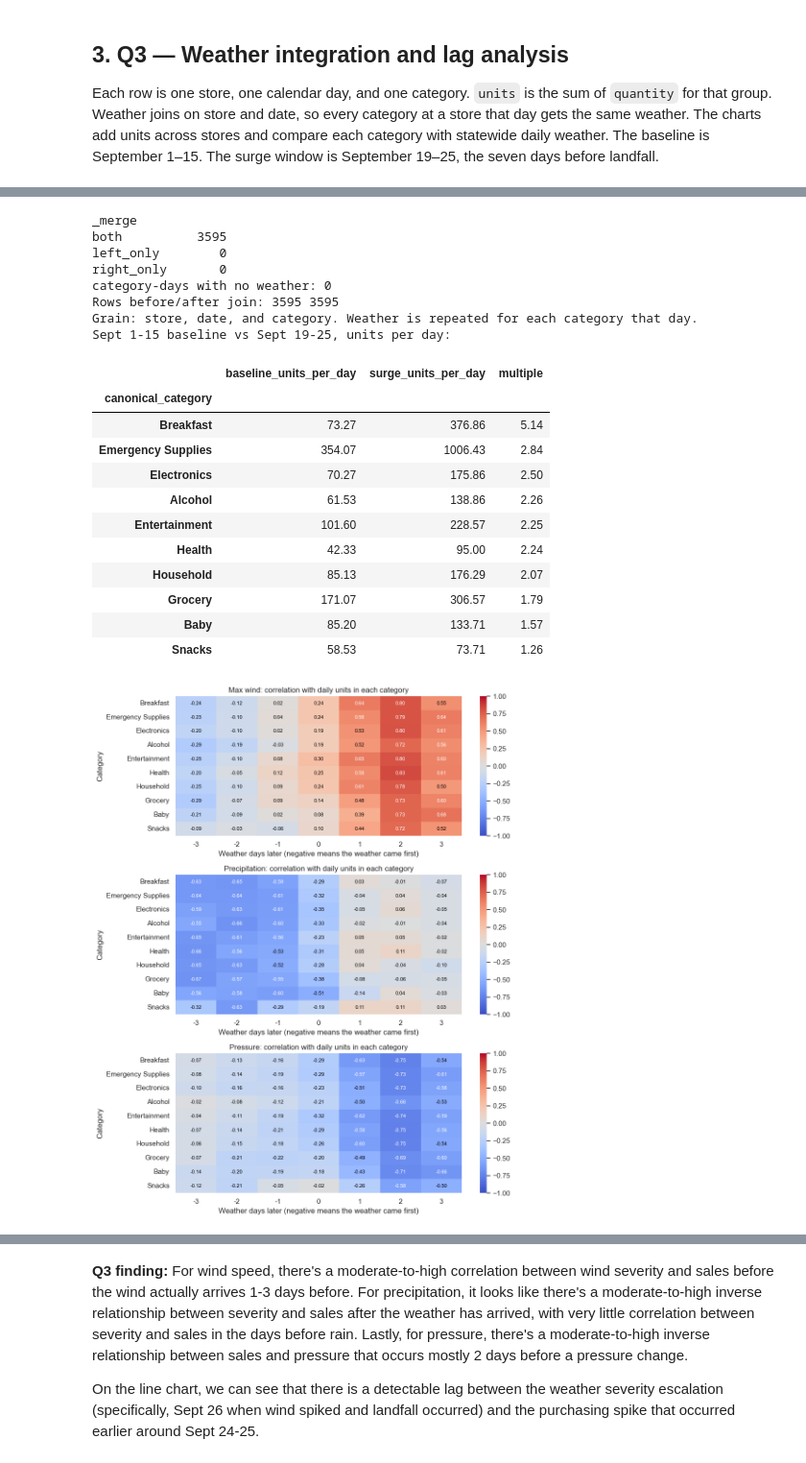
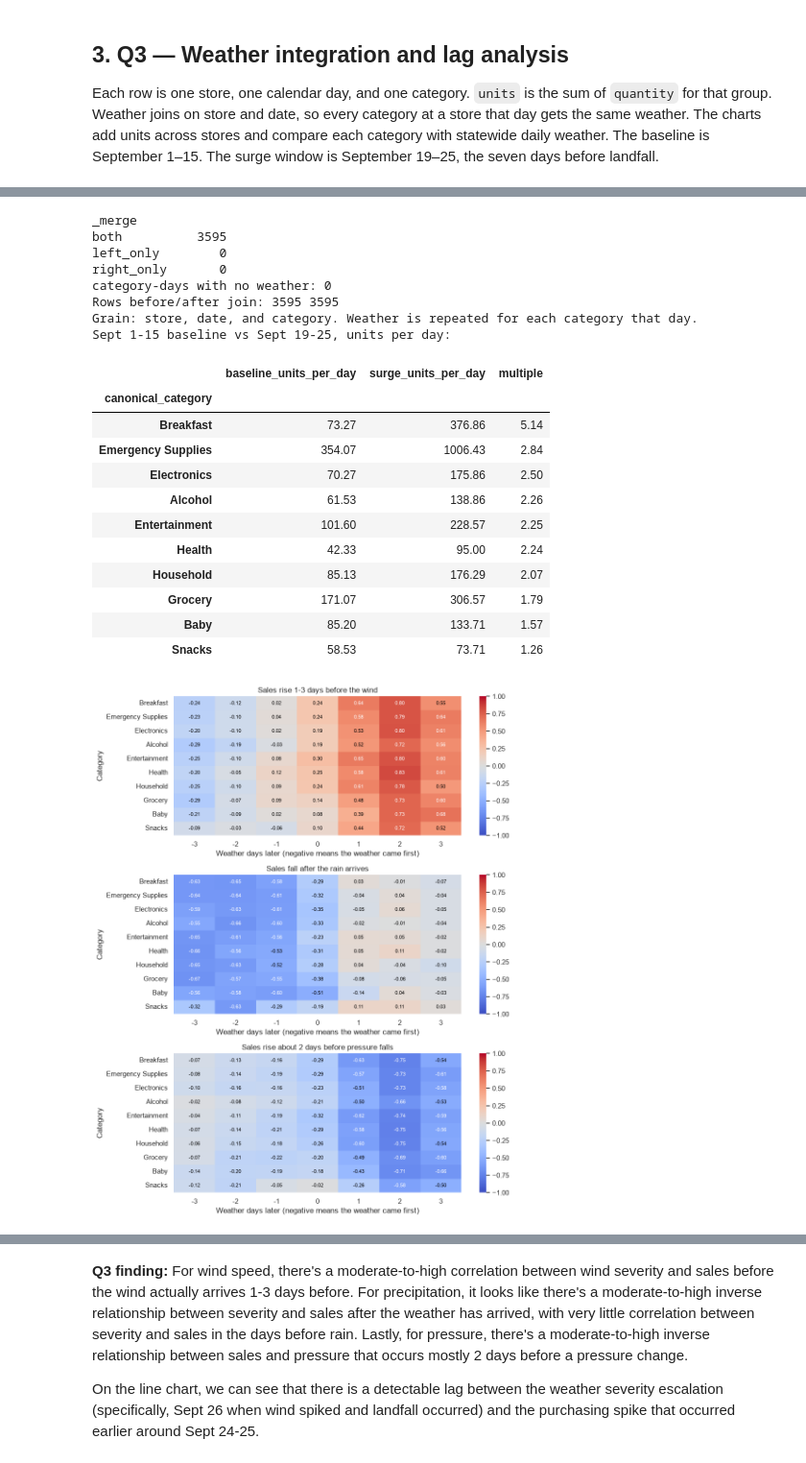
Before and after one commit to AmudhanSelvam26/ds2002_walmart_hurricane_project, a Jupyter notebook: notebooks/team_notebook.ipynb, the cells around one changed output, grey strips where cells are left out. Shown at 96% size. Cells and saved outputs as stored; diff of their text form; code cells hidden in the pictures.

```diff
--- a/notebooks/team_notebook.ipynb
+++ b/notebooks/team_notebook.ipynb
@@ -336,8 +336,13 @@ for ax, var in zip(axes, vars_weather):
                 ha='center', va='center', fontsize=8,
                 color='white' if abs(val) >= 0.55 else 'black',
             )
+    messages = {
+        'wind_speed_10m_max': 'Sales rise 1-3 days before the wind',
+        'precipitation_sum': 'Sales fall after the rain arrives',
+        'pressure_msl_mean': 'Sales rise about 2 days before pressure falls',
+    }
     ax.set(
-        title=f'{pretty[var]}: correlation with daily units in each category',
+        title=messages[var],
         xlabel='Weather days later (negative means the weather came first)',
         ylabel='Category',
     )
@@ -361,34 +366,34 @@ ax2.set_ylabel('Mean max wind speed (km/h)')
 ax.set_title(
     f'{top_name} ran {top_mult:.1f}x the Sept 1-15 baseline in the 7 days before landfall'
 )
 h1, l1 = ax.get_legend_handles_labels()
 h2, l2 = ax2.get_legend_handles_labels()
 ax.legend(h1 + h2, l1 + l2, loc='upper left', fontsize=8)
 fig.autofmt_xdate()
 plt.tight_layout()
 plt.show()
 # %% [output]
 _merge
 both          3595
 left_only        0
 right_only       0
 category-days with no weather: 0
 Rows before/after join: 3595 3595
 Grain: store, date, and category. Weather is repeated for each category that day.
 Sept 1-15 baseline vs Sept 19-25, units per day:
 |  | baseline_units_per_day | surge_units_per_day | multiple |
 | canonical_category |  |  |  |
 | Breakfast | 73.27 | 376.86 | 5.14 |
 | Emergency Supplies | 354.07 | 1006.43 | 2.84 |
 | Electronics | 70.27 | 175.86 | 2.50 |
 | Alcohol | 61.53 | 138.86 | 2.26 |
 | Entertainment | 101.60 | 228.57 | 2.25 |
 | Health | 42.33 | 95.00 | 2.24 |
 | Household | 85.13 | 176.29 | 2.07 |
 | Grocery | 171.07 | 306.57 | 1.79 |
 | Baby | 85.20 | 133.71 | 1.57 |
 | Snacks | 58.53 | 73.71 | 1.26 |
-[figure, old version]
+[figure, new version]
 [figure]
 # %%
 # One series: total units per day, so each weather variable has one r at each lag.
```
Also changed, not shown: parts of 4 cells of this notebook.
